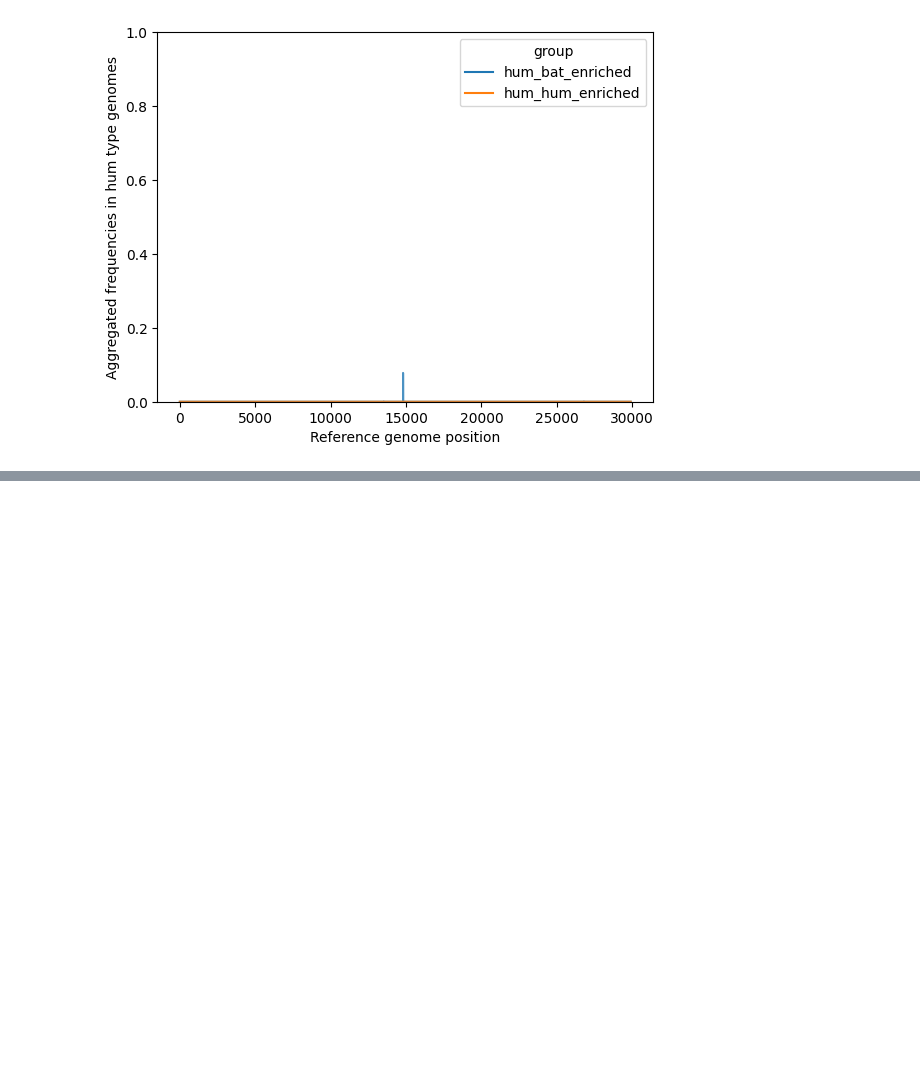
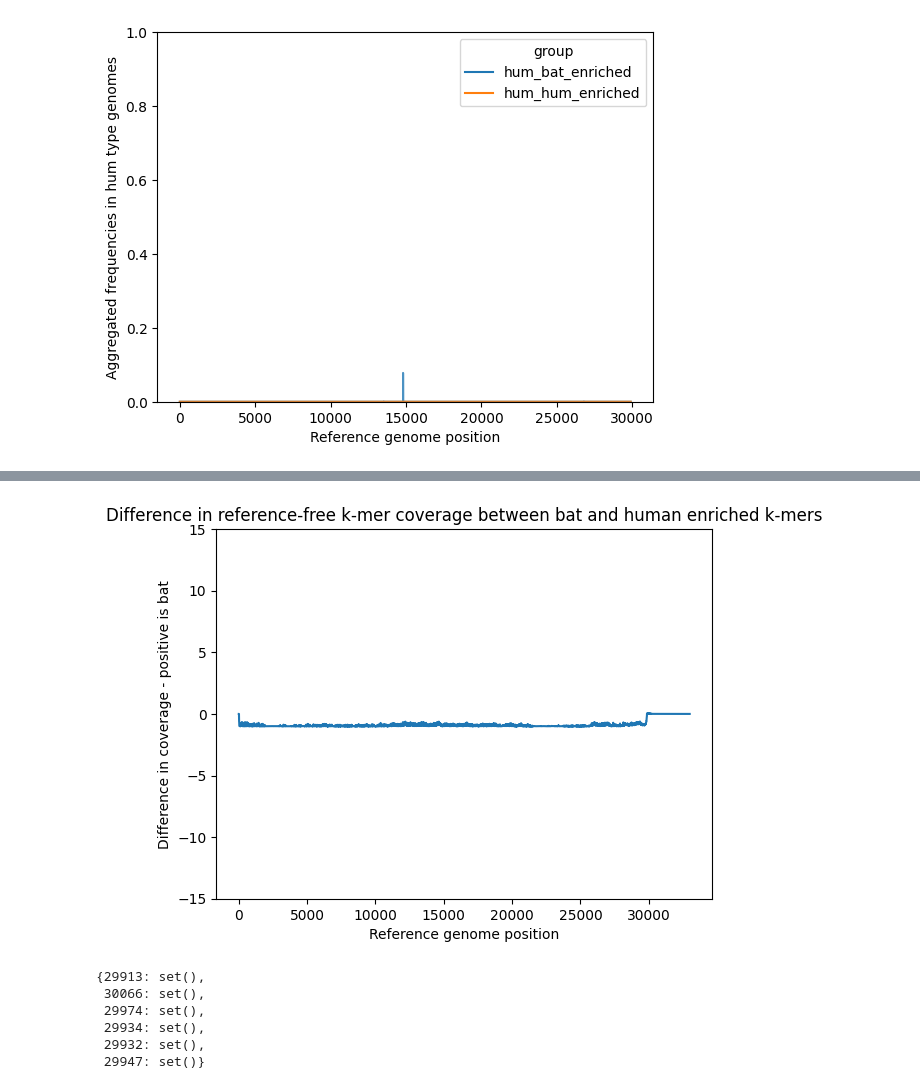
Before and after one commit to wis-janusz/PORT-EK2, a Jupyter notebook: notebooks/bat_analysis.ipynb, the cells around one changed output, grey strips where cells are left out. Drawn from its saved outputs; the diff is of its cells as text; code cells hidden in the pictures; blank space fills up the shorter version.

```diff
--- a/notebooks/bat_analysis.ipynb
+++ b/notebooks/bat_analysis.ipynb
@@ -473,0 +488,5 @@ mut_df
+# %%
+reference_free_coverage = pd.DataFrame(0,index = pd.RangeIndex(1,33000), columns=SAMPLE_GROUPS, dtype=float)
+enriched_kmer_pos_matrix = pd.DataFrame([[[] for _ in range(len(sample_list))]], index = enriched_kmer_stat_matrix.index, columns=sample_list)
+enriched_kmer_pos_matrix.index = enriched_kmer_pos_matrix.index.map(lambda seq: portek.encode_kmer(seq))
+enriched_kmer_pos_matrix
@@ -473,0 +507,17 @@ mut_df
+# %%
+in_path = pathlib.Path(f"{INPUT_PATH}/{k}mer_indices").glob("*_pos.pkl")
+
+counter = 0
+for filename in in_path:
+    with open(filename, mode="rb") as in_file:
+        temp_dict = pickle.load(in_file)
+    sample_name = "_".join(filename.stem.split("_")[:-1])
+    pos_dict = {f"{sample_name}": temp_dict}
+    temp_df = pd.DataFrame(pos_dict, index=temp_dict.keys())
+    enriched_kmer_pos_matrix.update(temp_df)
+
+    counter +=1
+    print(counter, end = "\r", flush=True)
+
+enriched_kmer_pos_matrix.index = enriched_kmer_pos_matrix.index.map(lambda id: portek.decode_kmer(id, k))
+enriched_kmer_pos_matrix
@@ -473,0 +539,11 @@ mut_df
+# %%
+counter = 0
+for group in SAMPLE_GROUPS:
+    for kmer in enriched_kmers[group]:
+        for sample in group_sample_idx[group]:
+            for position in enriched_kmer_pos_matrix.loc[kmer, sample]:
+                reference_free_coverage.loc[position+k-1, group] += 1/len(group_sample_idx[group])
+        counter+=1
+        print(counter, end = "\r", flush=True)
+
+reference_free_coverage
@@ -473,0 +565,24 @@ mut_df
+# %%
+reference_free_coverage["diff"] = reference_free_coverage["bat"]-reference_free_coverage["hum"]
+# %%
+fig, ax = plt.subplots()
+ax.set_ylim(-15,15)
+ax.set_title("Difference in reference-free k-mer coverage between bat and human enriched k-mers")
+ax.set_xlabel("Reference genome position")
+ax.set_ylabel("Difference in coverage - positive is bat")
+sns.lineplot(reference_free_coverage["diff"])
+plt.savefig("../output/bat/bat_ref_free_coverage_diference.svg", dpi=600, format="svg", bbox_inches = "tight")
+# %% [output]
+[figure, added]
+# %%
+peak_indices, peak_dict = find_peaks(reference_free_coverage["diff"], height=(None, None))
+top_peaks = np.argpartition(peak_dict["peak_heights"], -6)[-6:]
+top_peak_kmers = {peak+1:set() for peak in peak_indices[top_peaks]}
+top_peak_kmers
+# %% [output]
+{29913: set(),
+ 30066: set(),
+ 29974: set(),
+ 29934: set(),
+ 29932: set(),
+ 29947: set()}
```
Also changed, not shown: parts of 6 cells of this notebook, 3 other files.
